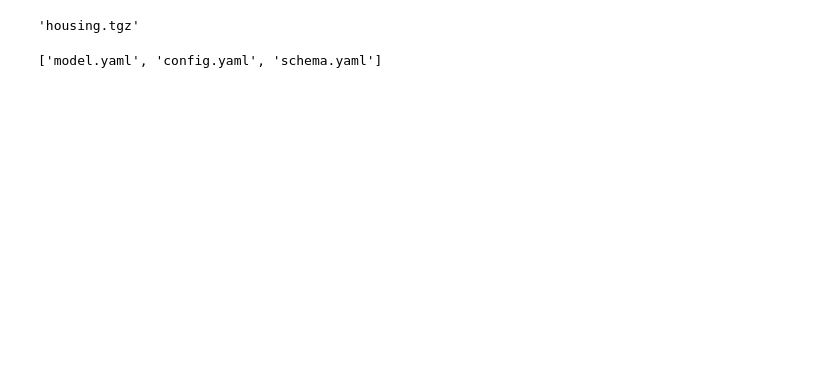
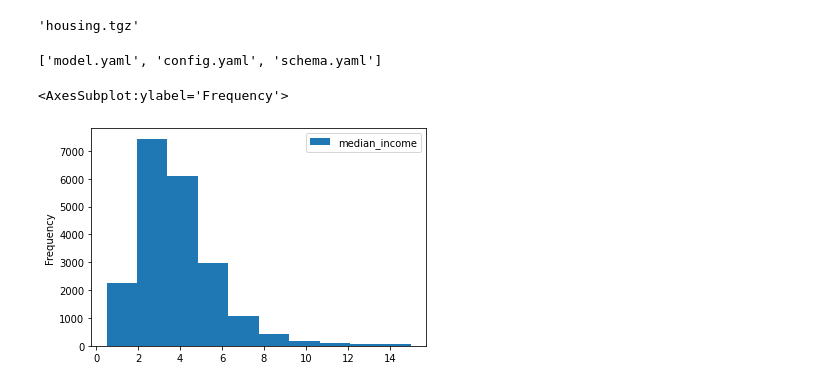
Before and after one commit to DeeptiMish/MachineLearningProject1, a Jupyter notebook: notebook/example2.ipynb, the cells around one changed output. Saved outputs shown, nothing was run; the diff lists cells and outputs as text; code cells hidden in the pictures; blank space fills up the shorter version.

```diff
--- a/notebook/example2.ipynb
+++ b/notebook/example2.ipynb
@@ -22,0 +29,3 @@ os.listdir(file_path)
+# %%
+csv_file_path="/Users/anupammishra/MachineLearningProject1/housing/artifact/data_ingestion/2022-07-19-00-15-32/raw_data/housing.csv"
+housing_data_frame=pd.read_csv(csv_file_path)
@@ -22,0 +34,5 @@ os.listdir(file_path)
+# %%
+housing_data_frame[["median_income"]].plot(kind="hist")
+# %% [output]
+<AxesSubplot:ylabel='Frequency'>
+[figure, added]
```
Also changed, not shown: parts of 24 cells of this notebook, 11 other files.
